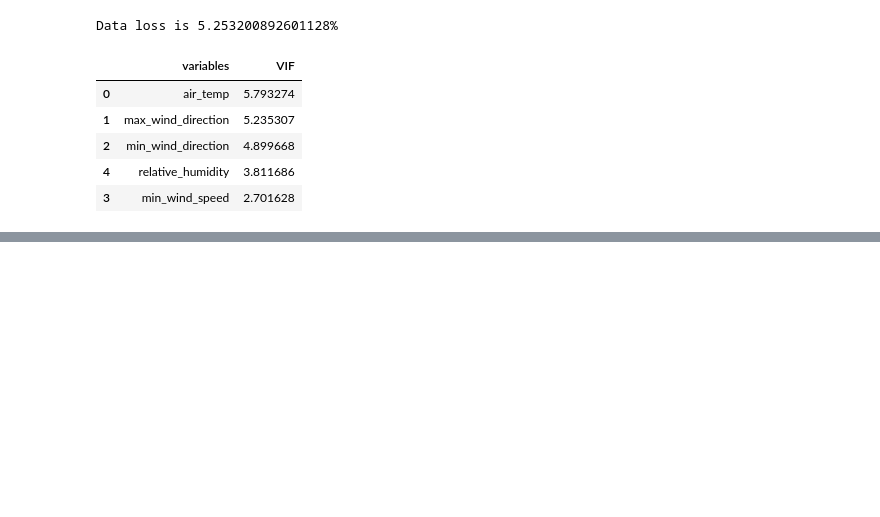
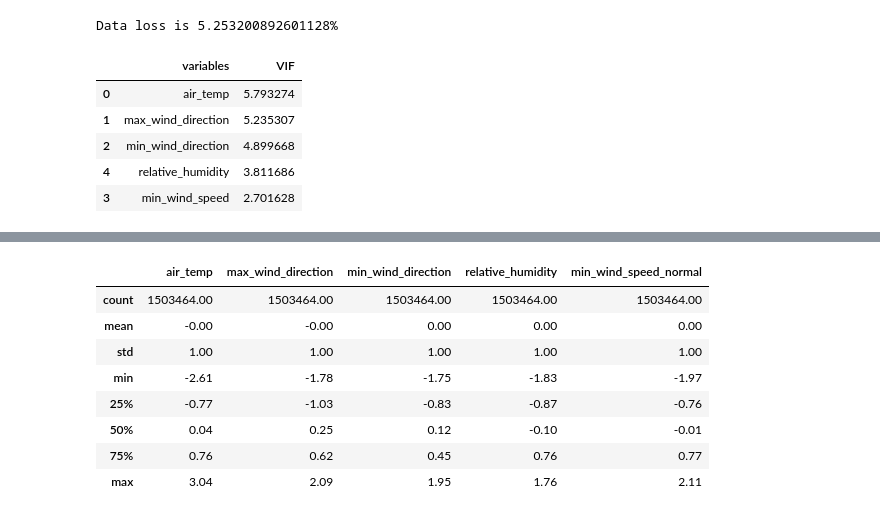
Before and after one commit to guptaShourya/Weather-Data-Clustering, a Jupyter notebook: WeatherDataClustering.ipynb, the cells around one changed output, grey strips where cells are left out. Cells and saved outputs as stored; diff of their text form; code cells hidden in the pictures; blank space fills up the shorter version.

```diff
--- a/WeatherDataClustering.ipynb
+++ b/WeatherDataClustering.ipynb
@@ -126,0 +174,20 @@ data = data.drop(['avg_wind_speed', 'air_pressure', 'max_wind_speed', 'avg_wind_
+# %%
+# equalising the means and std
+
+# make mean of all columns 0
+data = data-data.mean()
+
+# make std of all columns 1
+data = data/data.std()
+
+data.describe().round(2)
+# %% [output]
+|  | air_temp | max_wind_direction | min_wind_direction | relative_humidity | min_wind_speed_normal |
+| count | 1503464.00 | 1503464.00 | 1503464.00 | 1503464.00 | 1503464.00 |
+| mean | -0.00 | -0.00 | 0.00 | 0.00 | 0.00 |
+| std | 1.00 | 1.00 | 1.00 | 1.00 | 1.00 |
+| min | -2.61 | -1.78 | -1.75 | -1.83 | -1.97 |
+| 25% | -0.77 | -1.03 | -0.83 | -0.87 | -0.76 |
+| 50% | 0.04 | 0.25 | 0.12 | -0.10 | -0.01 |
+| 75% | 0.76 | 0.62 | 0.45 | 0.76 | 0.77 |
+| max | 3.04 | 2.09 | 1.95 | 1.76 | 2.11 |
```
Also changed, not shown: parts of 9 cells of this notebook.
